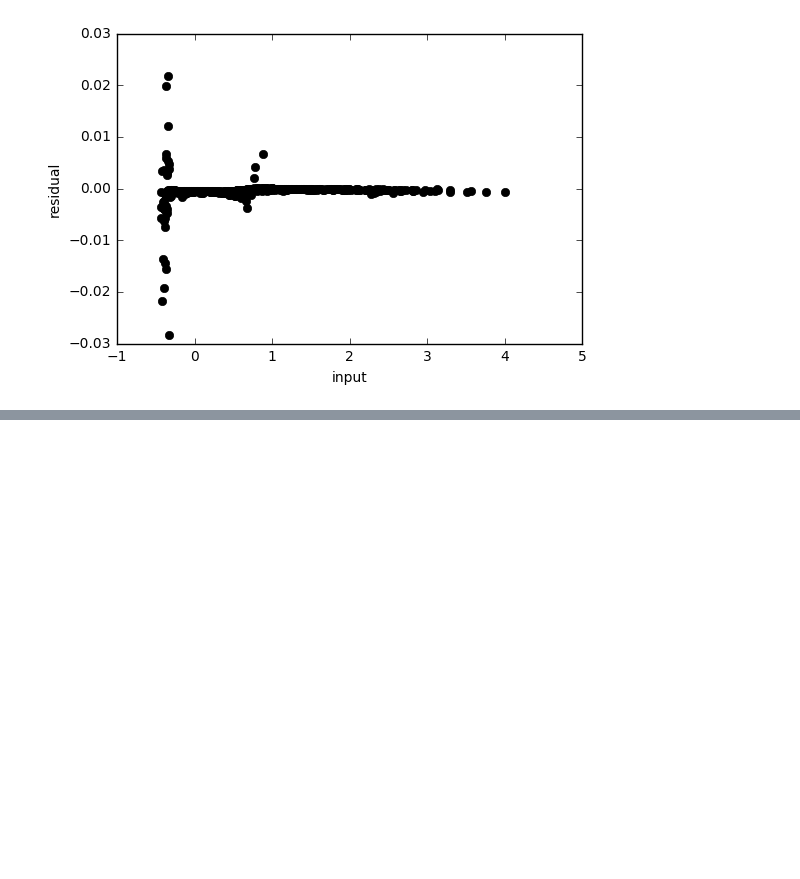
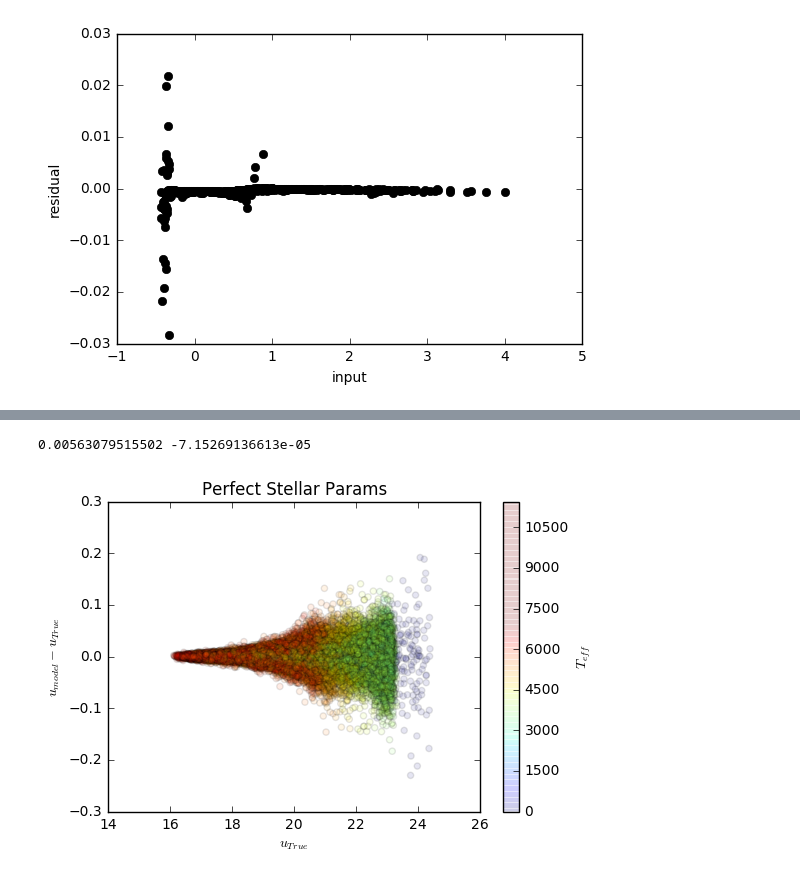
Before and after one commit to lsst-sims/sims_gaia_calib, a Jupyter notebook: python/Full_kuruz.ipynb, the cells around one changed output, grey strips where cells are left out. Cells and saved outputs as stored; diff of their text form; code cells hidden in the pictures; blank space fills up the shorter version.

```diff
--- a/python/Full_kuruz.ipynb
+++ b/python/Full_kuruz.ipynb
@@ -131,0 +150,23 @@ plt.ylabel('residual')
+# %%
+# If we have perfect metallicities and logg from Gaia
+X = np.vstack((stars['g']-stars['r'], stars['feH'], stars['logg'])).T
+u_perfect_met = interp(X) + stars['g']
+
+plt.scatter(new_u, u_perfect_met-new_u, c=stars['teff'], alpha=.1)
+fn = 'u'
+plt.xlabel(r'$%s_{True}$' % fn)
+plt.ylabel(r'$%s_{model} - %s_{True}$' % (fn, fn))
+
+cb = plt.colorbar()
+cb.set_clim([0, 7000])
+cb.set_label(r'$T_{eff}$')
+
+plt.title('Perfect Stellar Params')
+
+plt.savefig('Plots/u_perfect.png')
+
+good = np.where( (new_u > 17.8) & (new_u < 18.2))
+print np.std(u_perfect_met[good]-new_u[good]), np.median(u_perfect_met[good]-new_u[good])
+# %% [output]
+0.00563079515502 -7.15269136613e-05
+[figure, added]
```
Also changed, not shown: parts of 7 cells of this notebook.
